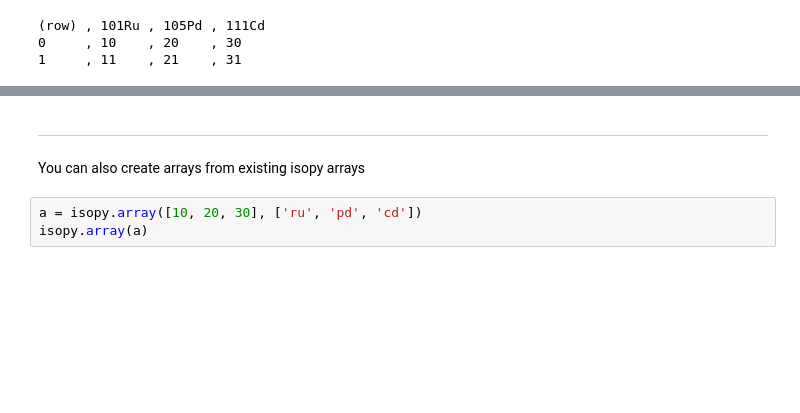
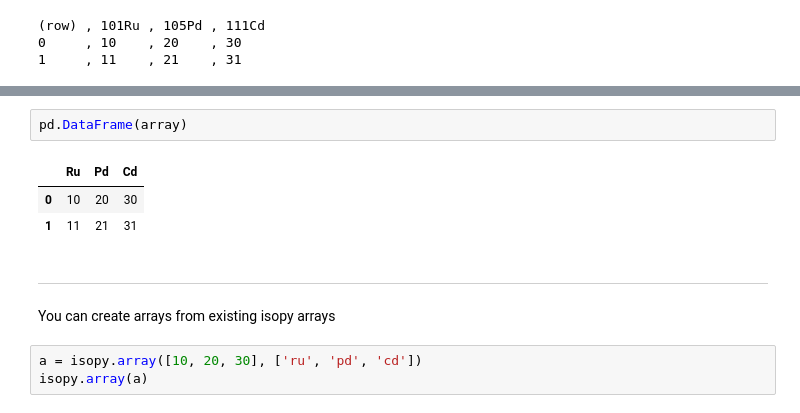
Before and after one commit to mattias-ek/isopy, a Jupyter notebook: docs/tutorials/part2_arrays_dicts.ipynb, the cells around one changed output, grey strips where cells are left out. Cells and saved outputs as stored; diff of their text form; blank space fills up the shorter version.

```diff
--- a/docs/tutorials/part2_arrays_dicts.ipynb
+++ b/docs/tutorials/part2_arrays_dicts.ipynb
@@ -112,6 +153,12 @@ isopy.array(data, ['101ru', '105pd', '111cd'])
+# %%
+pd.DataFrame(array)
+# %% [output]
+|  | Ru | Pd | Cd |
+| 0 | 10 | 20 | 30 |
+| 1 | 11 | 21 | 31 |
 # %% [markdown]
 ---
-You can also create arrays from existing isopy arrays
+You can create arrays from existing isopy arrays
 # %%
 a = isopy.array([10, 20, 30], ['ru', 'pd', 'cd'])
 isopy.array(a)
```
Also changed, not shown: parts of 35 cells of this notebook, 28 other files.
